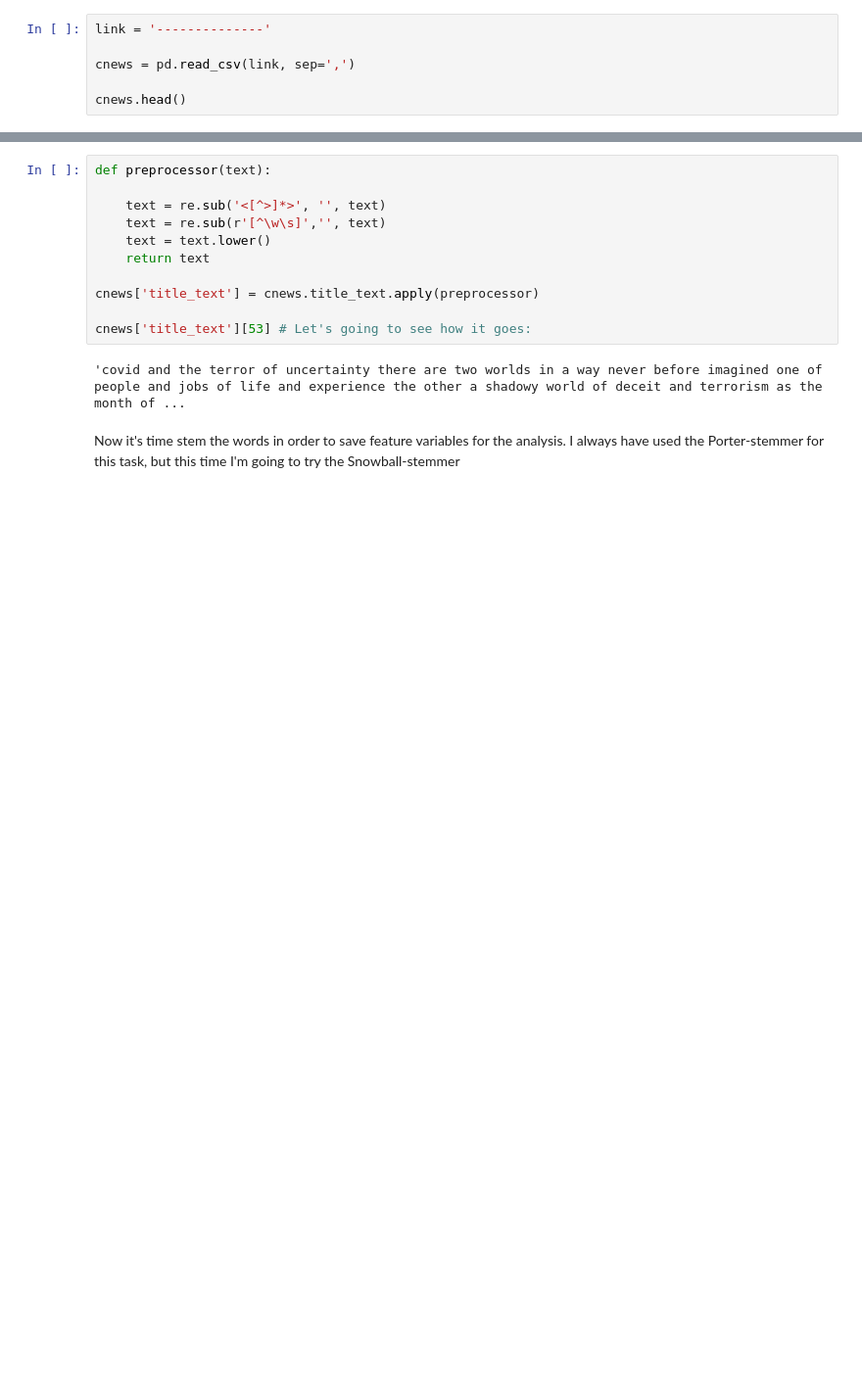
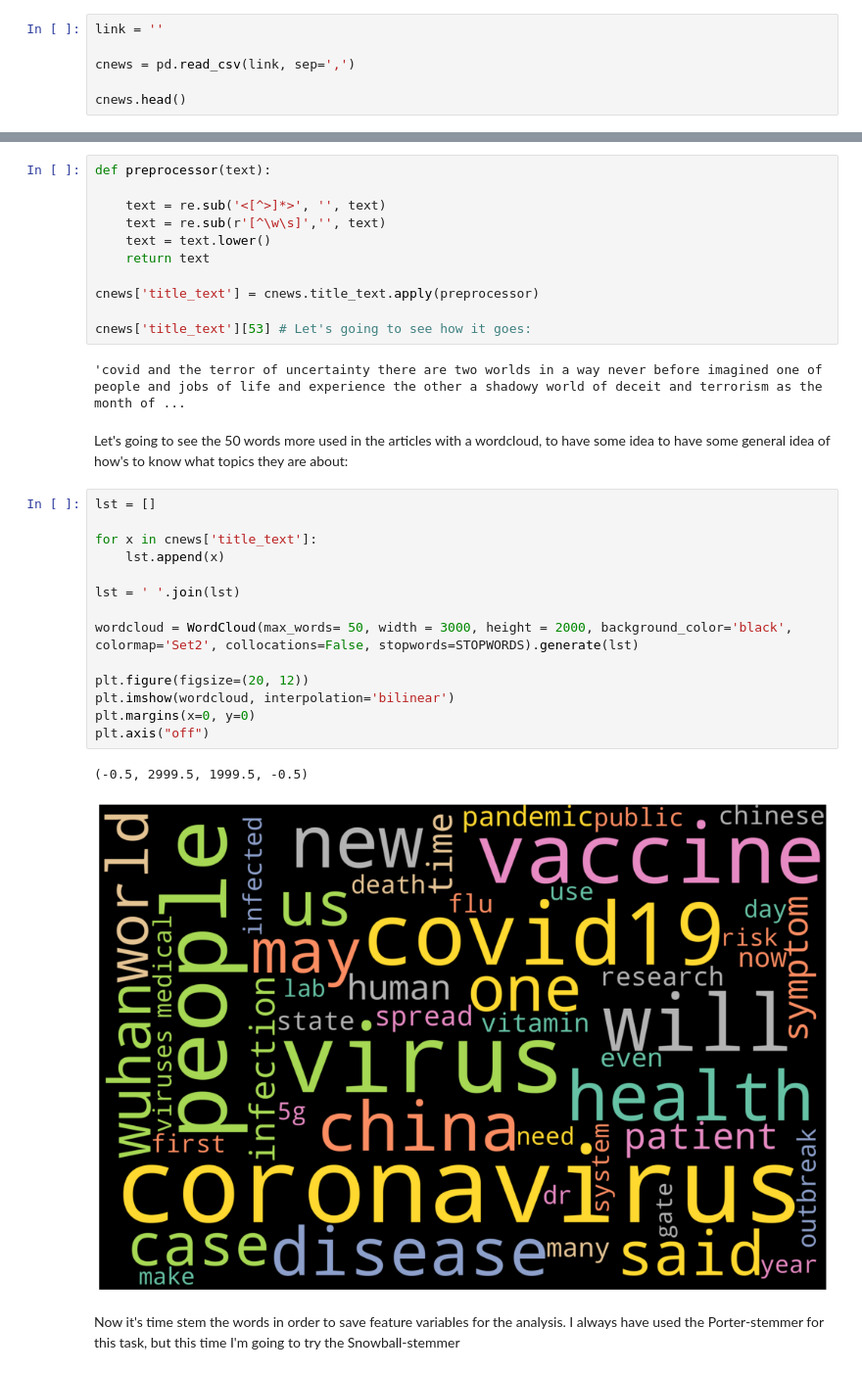
Before and after one commit to 5percenter/Classification, a Jupyter notebook: COVID_Fake_News/COVID_news.ipynb, the cells around one changed output, grey strips where cells are left out. Shown at 98% size. Drawn from its saved outputs; the diff is of its cells as text; blank space fills up the shorter version.

```diff
--- a/COVID_Fake_News/COVID_news.ipynb
+++ b/COVID_Fake_News/COVID_news.ipynb
@@ -16,7 +19,7 @@ from sklearn.svm import SVC
 
 %matplotlib inline
 # %%
-link = '--------------'
+link = ''
 
 cnews = pd.read_csv(link, sep=',')
 
@@ -253,6 +219,25 @@ cnews['title_text'] = cnews.title_text.apply(preprocessor)
 cnews['title_text'][53] # Let's going to see how it goes:
 # %% [output]
 'covid and the terror of uncertainty there are two worlds in a way never before imagined one of people and jobs of life and experience the other a shadowy world of deceit and terrorism as the month of ...
+# %% [markdown]
+Let's going to see the 50 words more used in the articles with a wordcloud, to have some idea to have some general idea of how's to know what topics they are about:
+# %%
+lst = []
+
+for x in cnews['title_text']:
+    lst.append(x)
+
+lst = ' '.join(lst)
+
+wordcloud = WordCloud(max_words= 50, width = 3000, height = 2000, background_color='black', colormap='Set2', collocations=False, stopwords=STOPWORDS).generate(lst)
+
+plt.figure(figsize=(20, 12))
+plt.imshow(wordcloud, interpolation='bilinear')
+plt.margins(x=0, y=0)
+plt.axis("off")
+# %% [output]
+(-0.5, 2999.5, 1999.5, -0.5)
+[figure, added]
 # %% [markdown]
 Now it's time stem the words in order to save feature variables for the analysis. I always have used the Porter-stemmer for this task, but this time I'm going to try the Snowball-stemmer
 # %%
```
Also changed, not shown: parts of 20 cells of this notebook, 1 other file.
